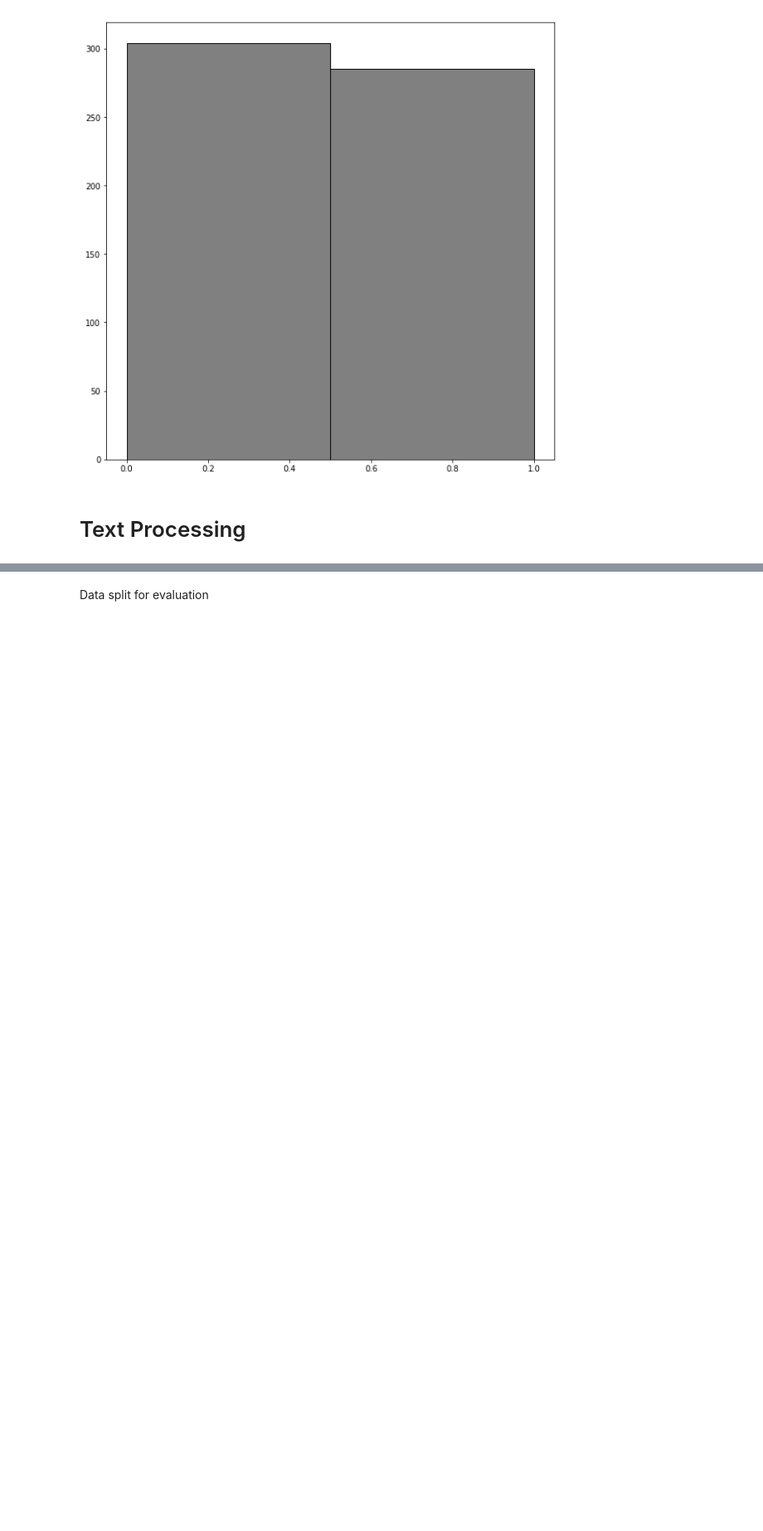
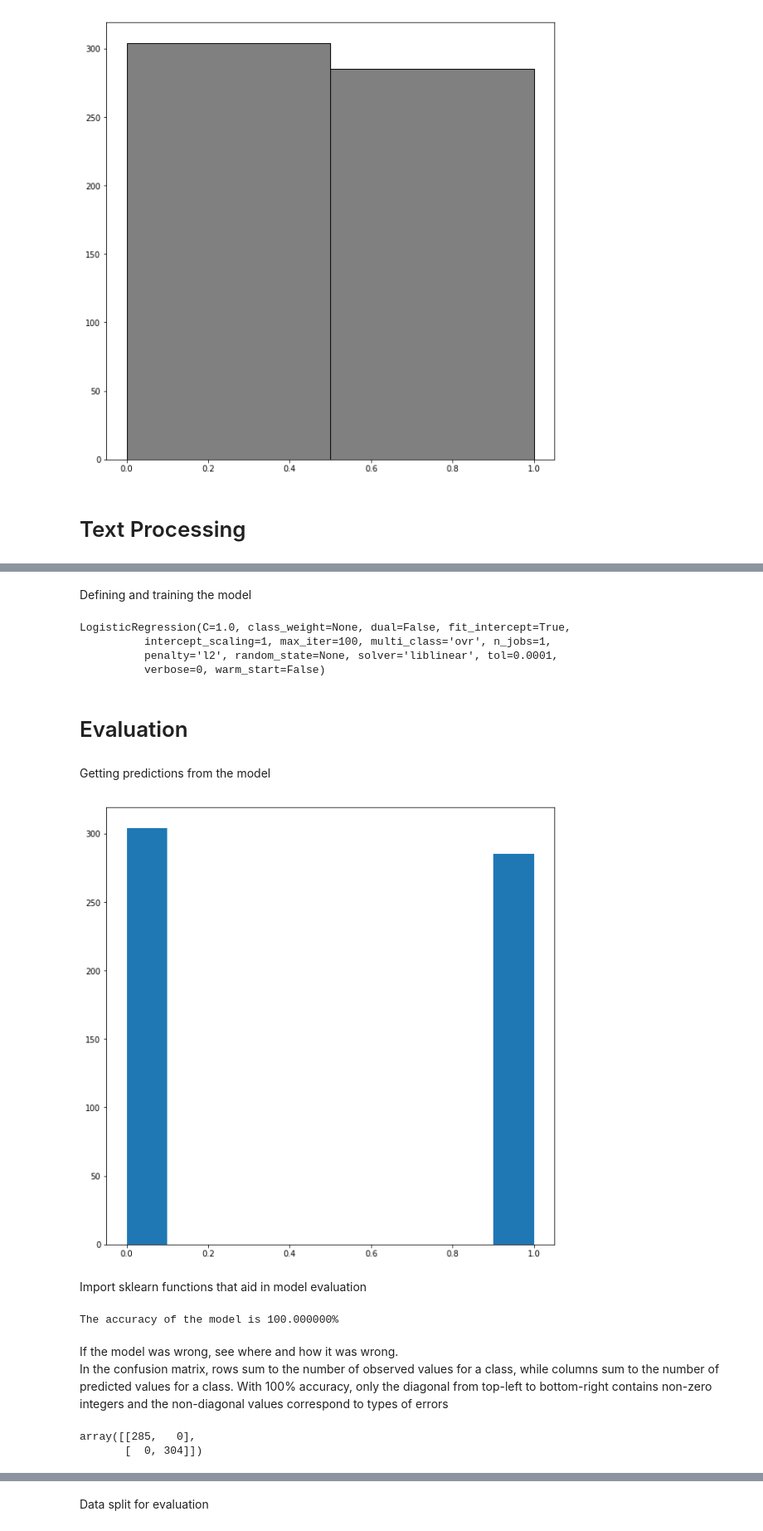
Before and after one commit to jdiaz4302/ML_Workshop_Series, a Jupyter notebook: L01-Text-Data-and-Logistic-Regression.ipynb, the cells around one changed output, grey strips where cells are left out. Shown at 83% size. Cells and saved outputs as stored; diff of their text form; code cells hidden in the pictures; blank space fills up the shorter version.

```diff
--- a/L01-Text-Data-and-Logistic-Regression.ipynb
+++ b/L01-Text-Data-and-Logistic-Regression.ipynb
@@ -76,0 +117,5 @@ Plot the word counts
+# %%
+# LIST COMPREHENSION METHOD
+essays = [(subsetted_df['essay'][row]) for row in range(len(subsetted_df))]
+words = [essay.split() for essay in essays]
+word_counts_list_alternative = [len(word) for word in words]
@@ -152,0 +221,7 @@ from sklearn.model_selection import train_test_split
+# %%
+# Creating a CountVectorizer object
+word_counter = CountVectorizer()
+
+# Fitting this word-counter on our train essays
+# And transforming the essays into a bag of words dictionary-matrix
+bag_of_words = word_counter.fit_transform(essays)
@@ -152,0 +234,28 @@ from sklearn.model_selection import train_test_split
+# %%
+Y_values = subsetted_df['big_donator'].values
+# %% [markdown]
+Defining and training the model
+# %%
+# Creating the logistic regression object
+model = LogisticRegression()
+
+# Fitting it to our "x" and y-values
+model.fit(bag_of_words, Y_values)
+# %% [output]
+LogisticRegression(C=1.0, class_weight=None, dual=False, fit_intercept=True,
+          intercept_scaling=1, max_iter=100, multi_class='ovr', n_jobs=1,
+          penalty='l2', random_state=None, solver='liblinear', tol=0.0001,
+          verbose=0, warm_start=False)
+# %% [markdown]
+# Evaluation
+# %% [markdown]
+Getting predictions from the model
+# %%
+# Generating predictions from the sklearn model
+predictions = model.predict(bag_of_words)
+
+plt.hist(predictions);
+# %% [output]
+[figure, added]
+# %% [markdown]
+Import sklearn functions that aid in model evaluation
@@ -152,0 +264,14 @@ from sklearn.model_selection import train_test_split
+# %%
+accuracy = accuracy_score(predictions, Y_values)
+print('The accuracy of the model is %0.6f' % (accuracy * 100) + '%')
+# %% [output]
+The accuracy of the model is 100.000000%
+# %% [markdown]
+If the model was wrong, see where and how it was wrong.
+<br>In the confusion matrix, rows sum to the number of observed values for a class, while columns sum
+to the number of predicted values for a class. With 100% accuracy, only the diagonal from top-left to bottom-right contains non-zero integers and the non-diagonal values correspond to types of errors
+# %%
+confusion_matrix(Y_values, predictions, labels = [1, 0])
+# %% [output]
+array([[285,   0],
+       [  0, 304]])
```
Also changed, not shown: parts of 63 cells of this notebook.
